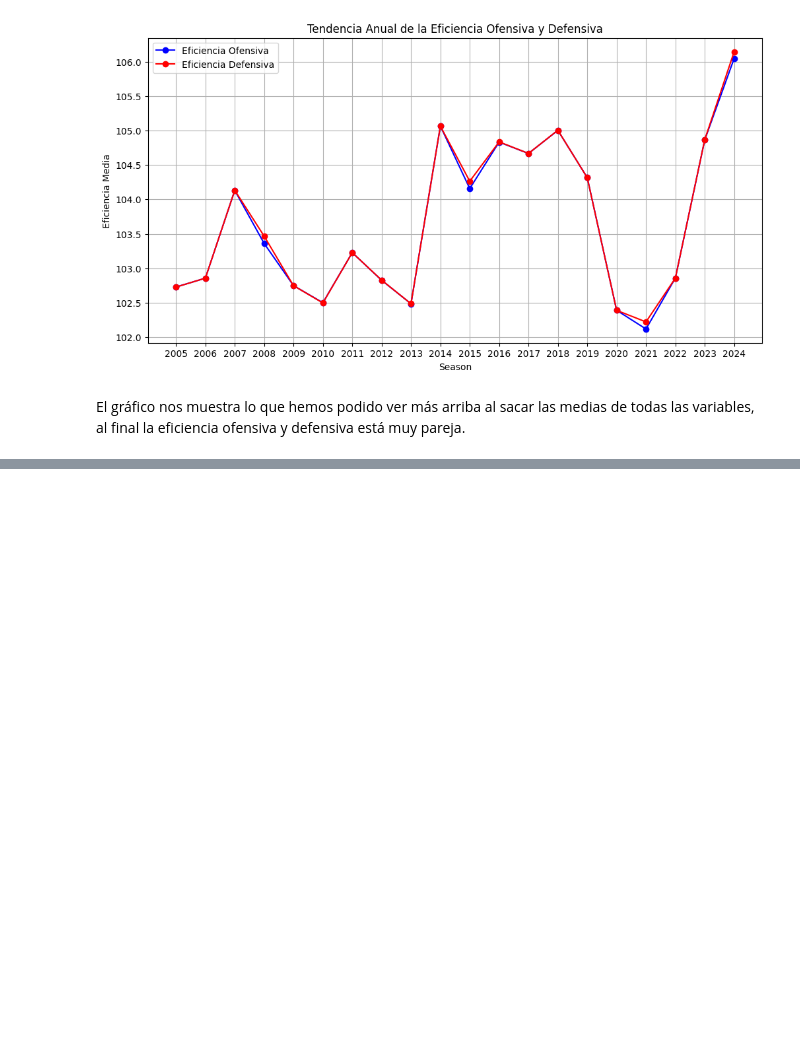
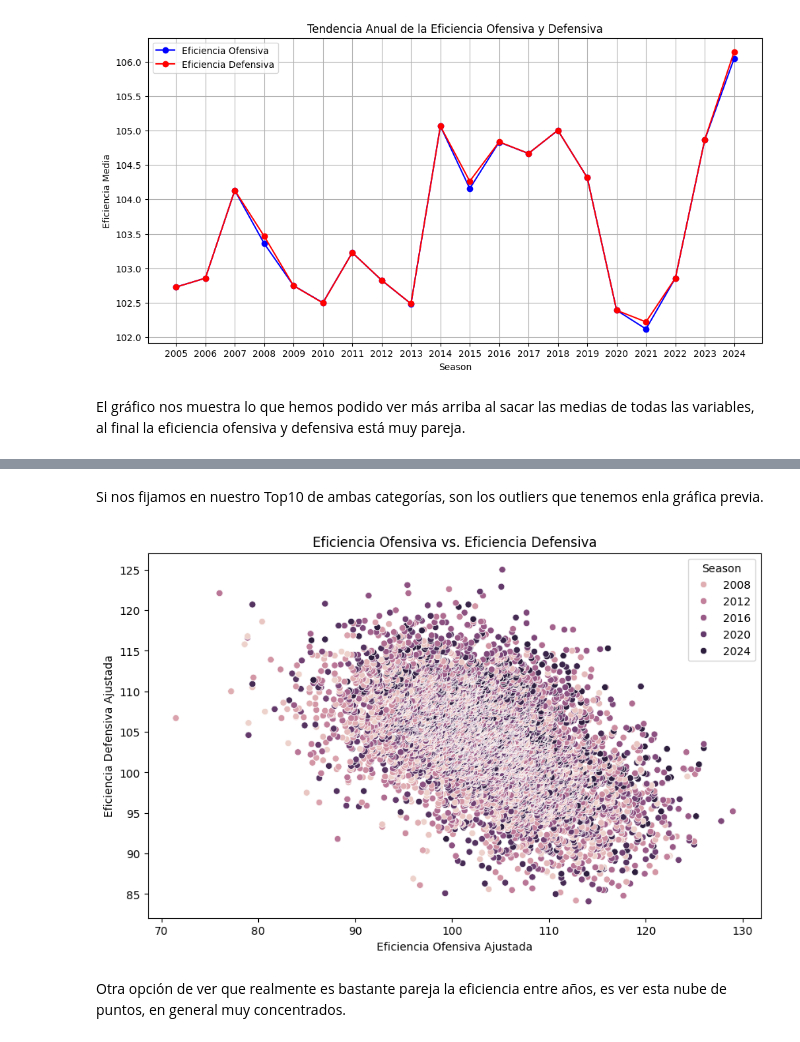
Before and after one commit to AlbertoVentura8/AnalisisDataset, a Jupyter notebook: MarchMad_Analisis.ipynb, the cells around one changed output, grey strips where cells are left out. Saved outputs shown, nothing was run; the diff lists cells and outputs as text; code cells hidden in the pictures; blank space fills up the shorter version.

```diff
--- a/MarchMad_Analisis.ipynb
+++ b/MarchMad_Analisis.ipynb
@@ -325,0 +380,19 @@ Passing `palette` without assigning `hue` is deprecated and will be removed in v
+# %% [markdown]
+Si nos fijamos en nuestro Top10 de ambas categorías, son los outliers que tenemos enla gráfica previa.
+# %%
+import matplotlib.pyplot as plt
+import seaborn as sns
+
+# Gráfico de dispersión
+plt.figure(figsize=(10, 6))
+sns.scatterplot(data=March_Madness_df, x='Adjusted Offensive Efficiency', y='Adjusted Defensive Efficiency', hue='Season')
+
+plt.title('Eficiencia Ofensiva vs. Eficiencia Defensiva')
+plt.xlabel('Eficiencia Ofensiva Ajustada')
+plt.ylabel('Eficiencia Defensiva Ajustada')
+plt.legend(title='Season', loc='upper right')
+plt.show()
+# %% [output]
+[figure, added]
+# %% [markdown]
+Otra opción de ver que realmente es bastante pareja la eficiencia entre años, es ver esta nube de puntos, en general muy concentrados.
```
Also changed, not shown: parts of 29 cells of this notebook.
